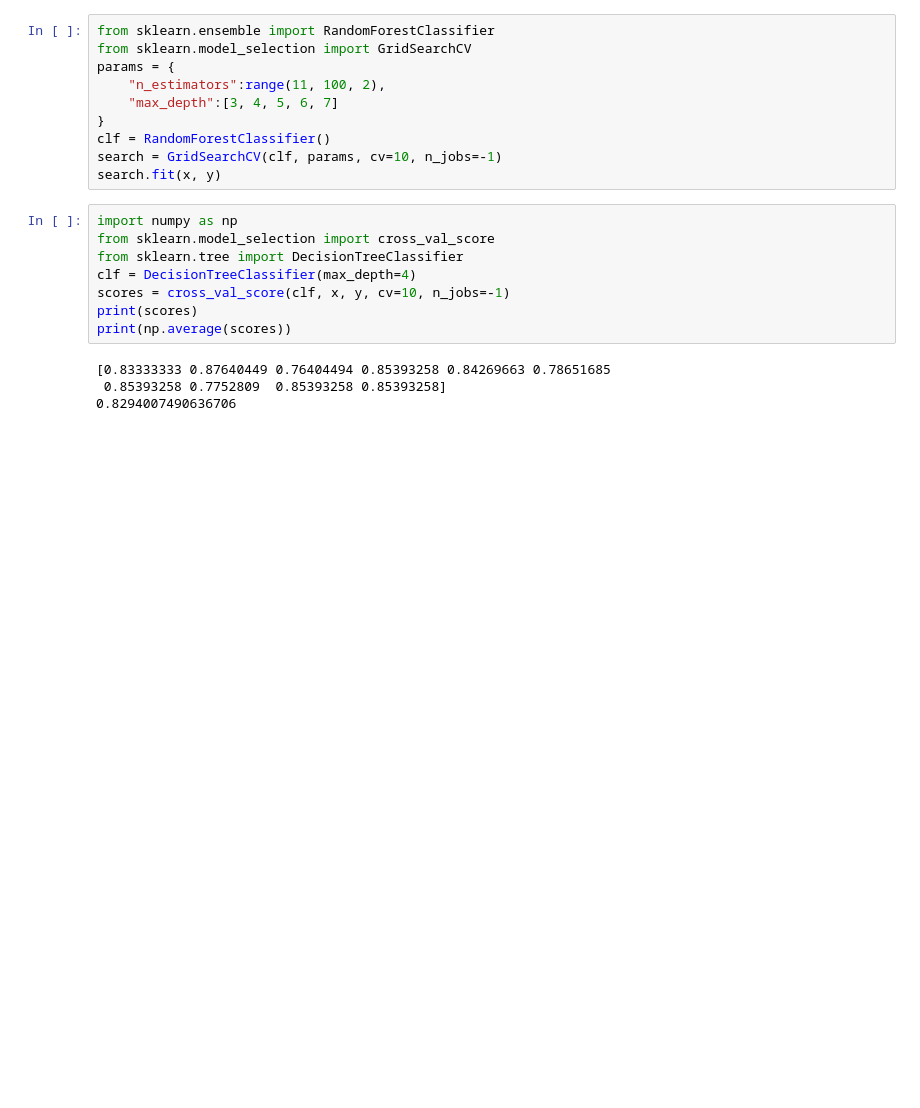
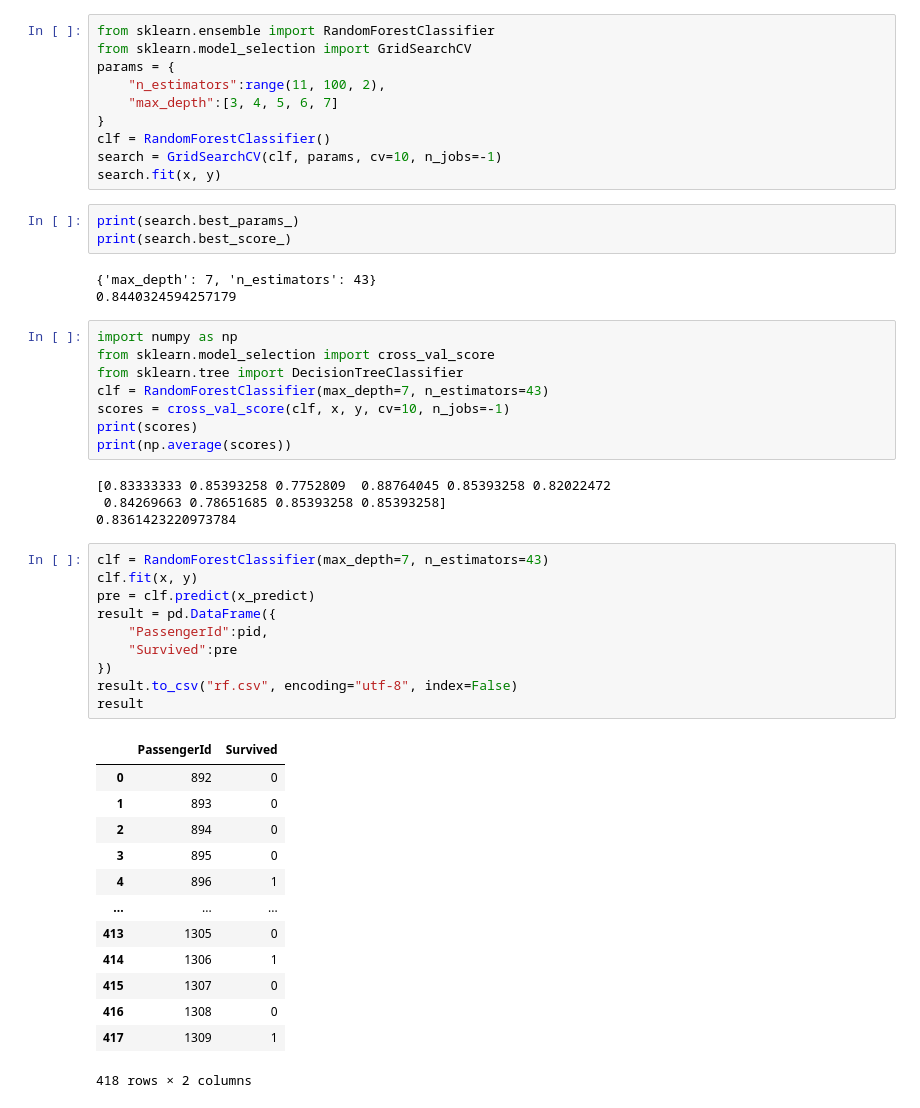
Before and after one commit to Elwing-Chou/ml1206, a Jupyter notebook: titanic.ipynb, the cells around one changed output. Saved outputs shown, nothing was run; the diff lists cells and outputs as text; blank space fills up the shorter version.

```diff
--- a/titanic.ipynb
+++ b/titanic.ipynb
@@ -191,15 +191,45 @@ params = {
 clf = RandomForestClassifier()
 search = GridSearchCV(clf, params, cv=10, n_jobs=-1)
 search.fit(x, y)
+# %%
+print(search.best_params_)
+print(search.best_score_)
+# %% [output]
+{'max_depth': 7, 'n_estimators': 43}
+0.8440324594257179
 # %%
 import numpy as np
 from sklearn.model_selection import cross_val_score
 from sklearn.tree import DecisionTreeClassifier
-clf = DecisionTreeClassifier(max_depth=4)
+clf = RandomForestClassifier(max_depth=7, n_estimators=43)
 scores = cross_val_score(clf, x, y, cv=10, n_jobs=-1)
 print(scores)
 print(np.average(scores))
 # %% [output]
-[0.83333333 0.87640449 0.76404494 0.85393258 0.84269663 0.78651685
- 0.85393258 0.7752809  0.85393258 0.85393258]
-0.8294007490636706
+[0.83333333 0.85393258 0.7752809  0.88764045 0.85393258 0.82022472
+ 0.84269663 0.78651685 0.85393258 0.85393258]
+0.8361423220973784
+# %%
+clf = RandomForestClassifier(max_depth=7, n_estimators=43)
+clf.fit(x, y)
+pre = clf.predict(x_predict)
+result = pd.DataFrame({
+    "PassengerId":pid,
+    "Survived":pre
+})
+result.to_csv("rf.csv", encoding="utf-8", index=False)
+result
+# %% [output]
+|  | PassengerId | Survived |
+| 0 | 892 | 0 |
+| 1 | 893 | 0 |
+| 2 | 894 | 0 |
+| 3 | 895 | 0 |
+| 4 | 896 | 1 |
+| ... | ... | ... |
+| 413 | 1305 | 0 |
+| 414 | 1306 | 1 |
+| 415 | 1307 | 0 |
+| 416 | 1308 | 0 |
+| 417 | 1309 | 1 |
+418 rows × 2 columns
```
